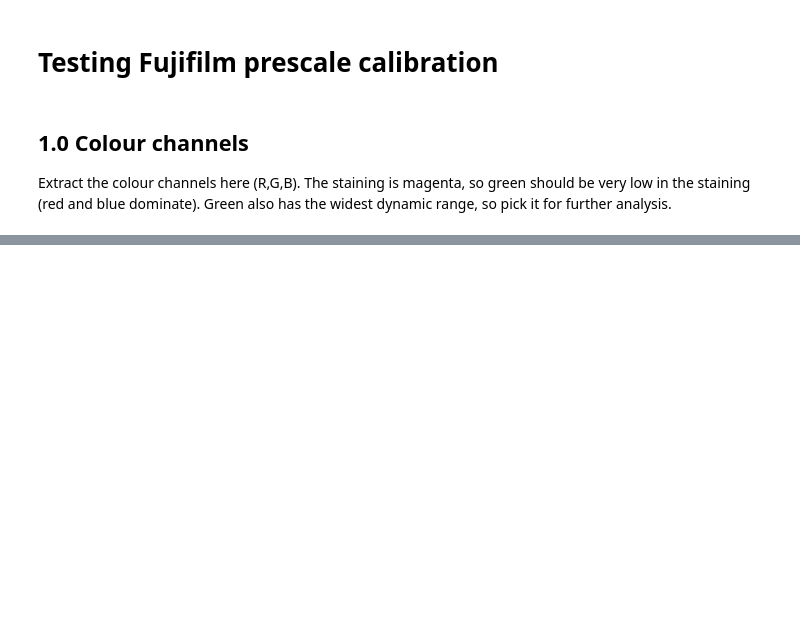
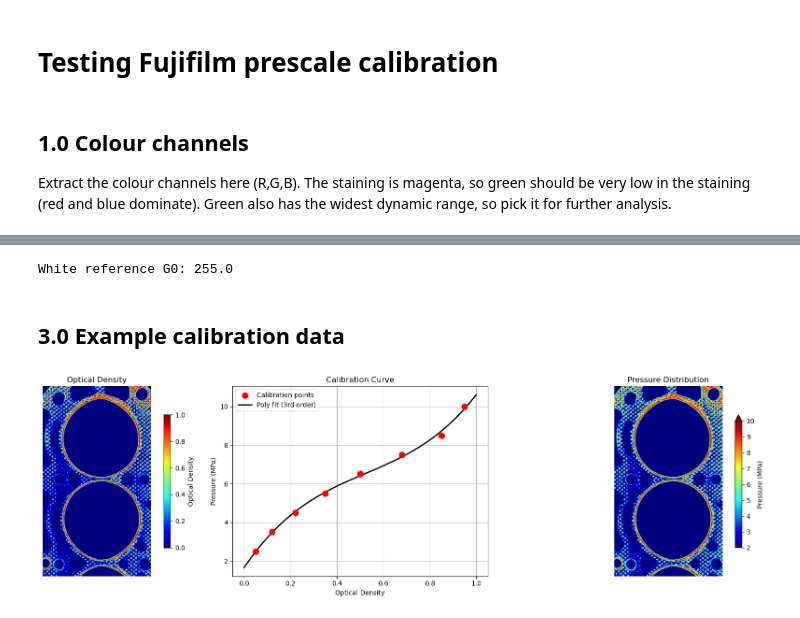
Before and after one commit to nparaskevas/pressure-film-calibration, a Jupyter notebook: prescale-example.ipynb, the cells around one changed output, grey strips where cells are left out. Saved outputs shown, nothing was run; the diff lists cells and outputs as text; code cells hidden in the pictures; blank space fills up the shorter version.

```diff
--- a/prescale-example.ipynb
+++ b/prescale-example.ipynb
@@ -97,0 +69,51 @@ White reference G0: 255.0
+# %%
+# Take a crop of the green channel to compute the white reference
+g0 = green[600:700, 200:300].mean()
+print(f'White reference G0: {g0}')
+
+green = np.clip(green, 1, None) # Avoid log(0) by clipping to a minimum of 1
+od = -np.log10(green / g0)
+# %% [output]
+White reference G0: 255.0
+# %% [markdown]
+## 3.0 Example calibration data
+# %%
+# Calibration data
+od_cal = np.array([0.05, 0.12, 0.22, 0.35, 0.50, 0.68, 0.85, 0.95])
+p_cal = np.array([2.5, 3.5, 4.5, 5.5, 6.5, 7.5, 8.5, 10.0])
+
+coeffs = np.polyfit(od_cal, p_cal, 3)
+poly = np.poly1d(coeffs)
+
+# Apply calibration
+pressure_map = poly(od)
+pressure_map = np.clip(pressure_map, 0, 10) # Clip values out of calibration range
+
+fig, axes = plt.subplots(1, 3, figsize=(18, 5))
+
+# View optical density
+im0 = axes[0].imshow(od, cmap='jet', vmax=1.0)
+fig.colorbar(im0, ax=axes[0], shrink=0.7, label='Optical Density')
+axes[0].set_title('Optical Density')
+axes[0].axis('off')
+
+# View calibration curve
+od_fit = np.linspace(0, 1.0, 100)
+axes[1].scatter(od_cal, p_cal, color='red', s=80, zorder=5, label='Calibration points')
+axes[1].plot(od_fit, poly(od_fit), 'k-', linewidth=2, label='Poly fit (3rd order)')
+axes[1].set_xlabel('Optical Density')
+axes[1].set_ylabel('Pressure (MPa)')
+axes[1].set_title('Calibration Curve')
+axes[1].legend()
+axes[1].grid(True)
+
+# View pressure map
+im2 = axes[2].imshow(pressure_map, cmap='jet', vmin=2, vmax=10)
+fig.colorbar(im2, ax=axes[2], shrink=0.7, label='Pressure (MPa)', extend='max')
+axes[2].set_title('Pressure Distribution')
+axes[2].axis('off')
+
+plt.tight_layout()
+plt.show()
+# %% [output]
+[figure, added]
```
Also changed, not shown: parts of 6 cells of this notebook.
